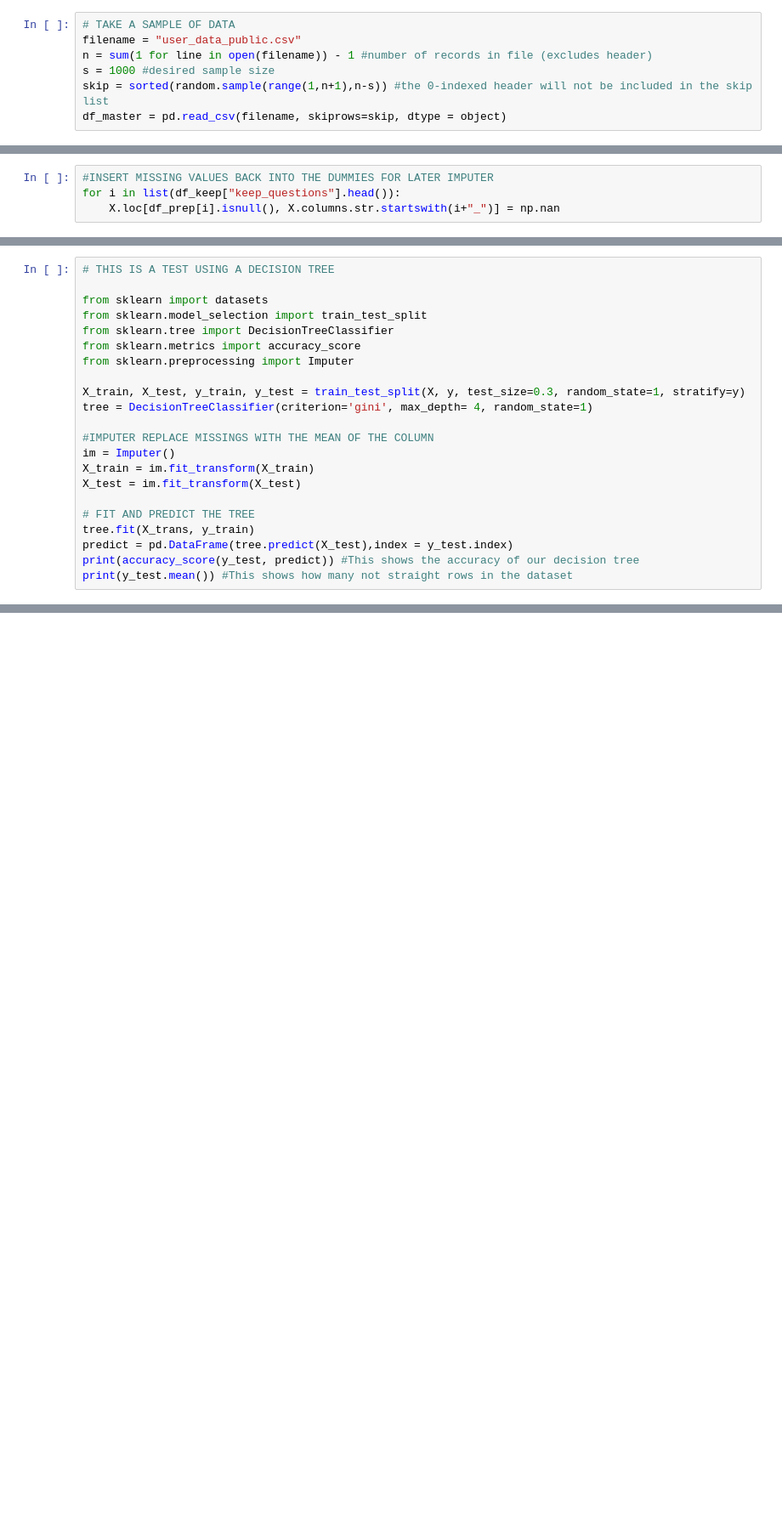
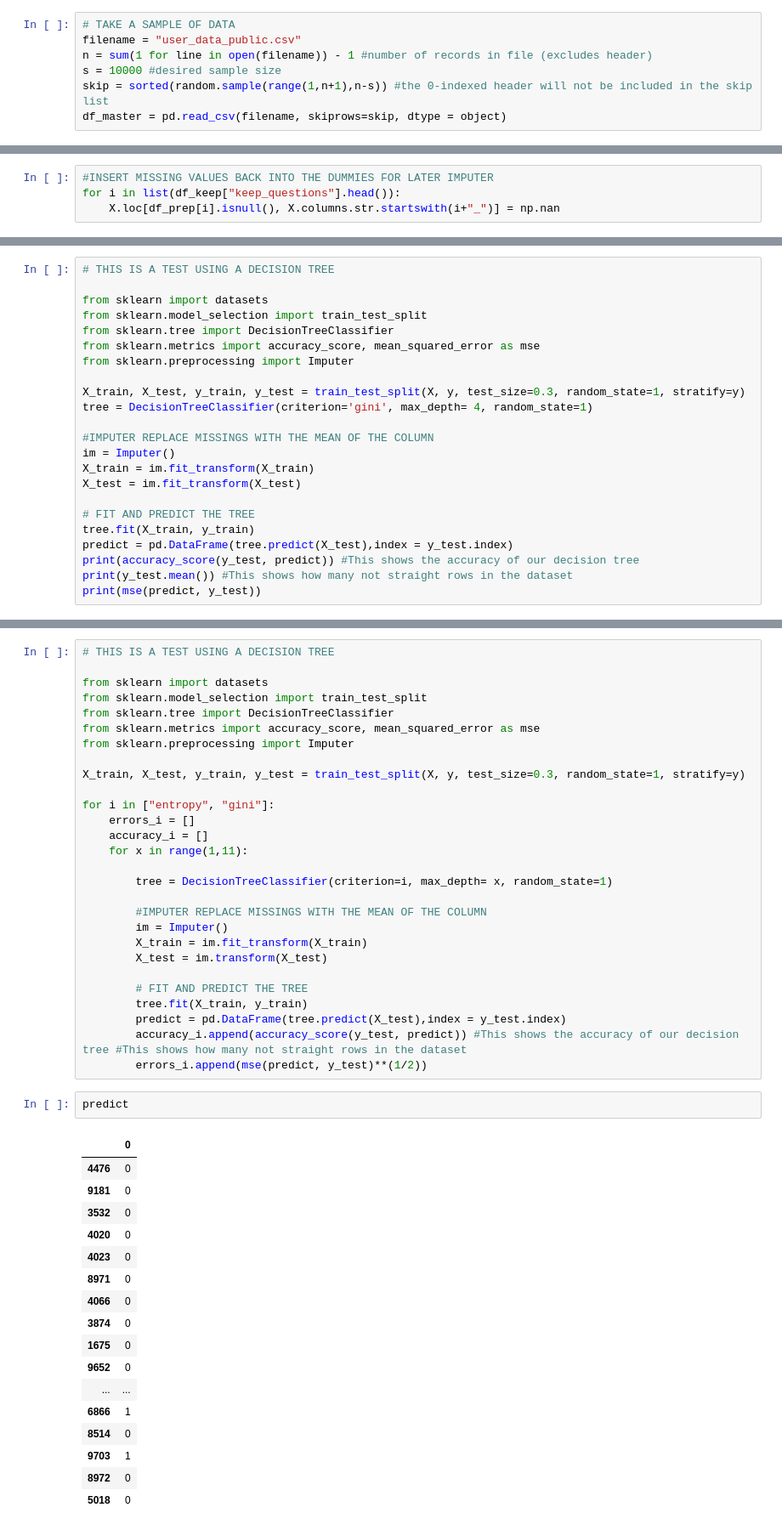
Before and after one commit to str186/SDS_Group31, a Jupyter notebook: EXAM/data_structuring.ipynb, the cells around one changed output, grey strips where cells are left out. Shown at 85% size. Cells and saved outputs as stored; diff of their text form; blank space fills up the shorter version.

```diff
--- a/EXAM/data_structuring.ipynb
+++ b/EXAM/data_structuring.ipynb
@@ -11,7 +12,7 @@ df_q_list = pd.read_excel("question_data.xlsx")
 # TAKE A SAMPLE OF DATA
 filename = "user_data_public.csv"
 n = sum(1 for line in open(filename)) - 1 #number of records in file (excludes header)
-s = 1000 #desired sample size
+s = 10000 #desired sample size
 skip = sorted(random.sample(range(1,n+1),n-s)) #the 0-indexed header will not be included in the skip list
 df_master = pd.read_csv(filename, skiprows=skip, dtype = object)
 # %%
@@ -75,7 +109,7 @@ for i in list(df_keep["keep_questions"].head()):
 from sklearn import datasets
 from sklearn.model_selection import train_test_split
 from sklearn.tree import DecisionTreeClassifier
-from sklearn.metrics import accuracy_score
+from sklearn.metrics import accuracy_score, mean_squared_error as mse
 from sklearn.preprocessing import Imputer
 
 X_train, X_test, y_train, y_test = train_test_split(X, y, test_size=0.3, random_state=1, stratify=y)
@@ -87,8 +121,9 @@ X_train = im.fit_transform(X_train)
 X_test = im.fit_transform(X_test)
 
 # FIT AND PREDICT THE TREE
-tree.fit(X_trans, y_train)
+tree.fit(X_train, y_train)
 predict = pd.DataFrame(tree.predict(X_test),index = y_test.index)
 print(accuracy_score(y_test, predict)) #This shows the accuracy of our decision tree
 print(y_test.mean()) #This shows how many not straight rows in the dataset
+print(mse(predict, y_test))
 # %% [output]
@@ -97,0 +144,48 @@ dtype: float64
+# %%
+# THIS IS A TEST USING A DECISION TREE
+
+from sklearn import datasets
+from sklearn.model_selection import train_test_split
+from sklearn.tree import DecisionTreeClassifier
+from sklearn.metrics import accuracy_score, mean_squared_error as mse
+from sklearn.preprocessing import Imputer
+
+X_train, X_test, y_train, y_test = train_test_split(X, y, test_size=0.3, random_state=1, stratify=y)
+
+for i in ["entropy", "gini"]:
+    errors_i = []
+    accuracy_i = []
+    for x in range(1,11):
+
+        tree = DecisionTreeClassifier(criterion=i, max_depth= x, random_state=1)
+
+        #IMPUTER REPLACE MISSINGS WITH THE MEAN OF THE COLUMN
+        im = Imputer()
+        X_train = im.fit_transform(X_train)
+        X_test = im.transform(X_test)
+
+        # FIT AND PREDICT THE TREE
+        tree.fit(X_train, y_train)
+        predict = pd.DataFrame(tree.predict(X_test),index = y_test.index)
+        accuracy_i.append(accuracy_score(y_test, predict)) #This shows the accuracy of our decision tree #This shows how many not straight rows in the dataset
+        errors_i.append(mse(predict, y_test)**(1/2))
+# %%
+predict
+# %% [output]
+|  | 0 |
+| 4476 | 0 |
+| 9181 | 0 |
+| 3532 | 0 |
+| 4020 | 0 |
+| 4023 | 0 |
+| 8971 | 0 |
+| 4066 | 0 |
+| 3874 | 0 |
+| 1675 | 0 |
+| 9652 | 0 |
+| ... | ... |
+| 6866 | 1 |
+| 8514 | 0 |
+| 9703 | 1 |
+| 8972 | 0 |
+| 5018 | 0 |
```
Also changed, not shown: parts of 8 cells of this notebook, 1 other file.
